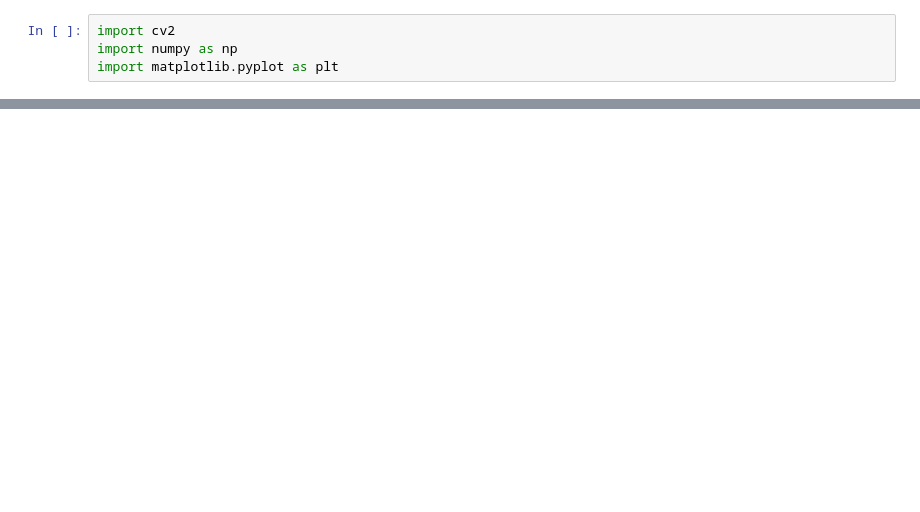
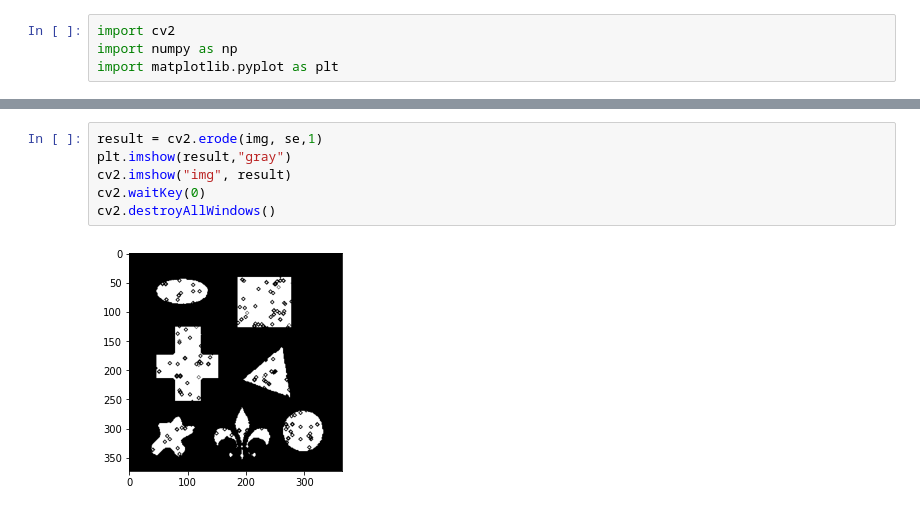
Before and after one commit to AlviNabil/Image_Processing, a Jupyter notebook: untitled folder/c.ipynb, the cells around one changed output, grey strips where cells are left out. Drawn from its saved outputs; the diff is of its cells as text; blank space fills up the shorter version.

```diff
--- a/untitled folder/c.ipynb
+++ b/untitled folder/c.ipynb
@@ -66,0 +28,8 @@ plt.imshow(img,"gray")
+# %%
+result = cv2.erode(img, se,1)
+plt.imshow(result,"gray")
+cv2.imshow("img", result)
+cv2.waitKey(0)
+cv2.destroyAllWindows()
+# %% [output]
+[figure, added]
```
Also changed, not shown: parts of 11 cells of this notebook, 7 other files.
